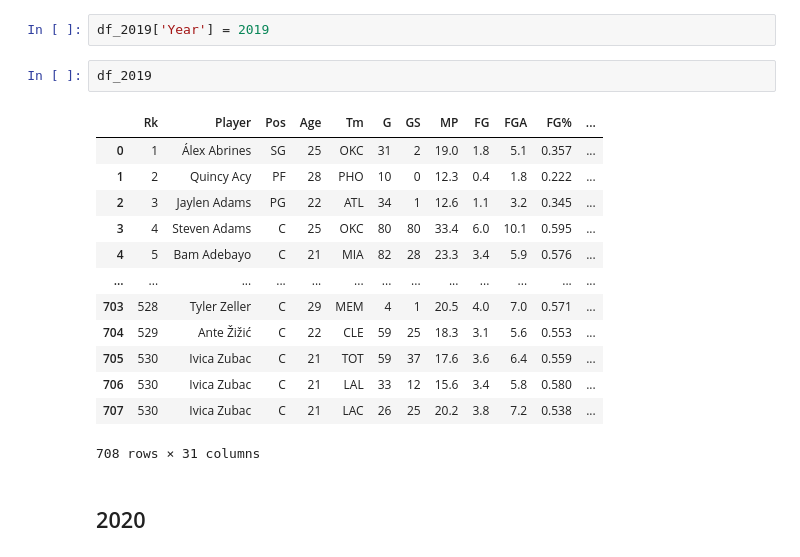
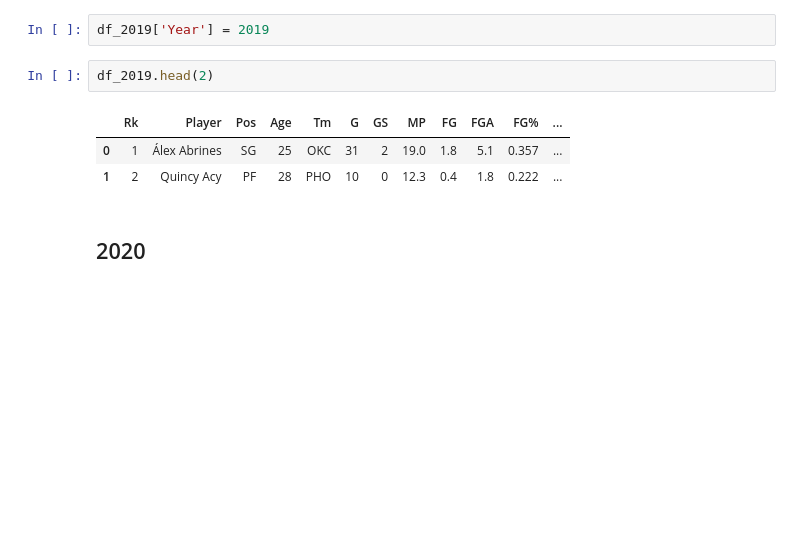
Before and after one commit to ChrisHomsi/NBA-Project, a Jupyter notebook: Importing Stats 2016-2020.ipynb, the cells around one changed output. Saved outputs shown, nothing was run; the diff lists cells and outputs as text; blank space fills up the shorter version.

```diff
--- a/Importing Stats 2016-2020.ipynb
+++ b/Importing Stats 2016-2020.ipynb
@@ -24,21 +24,11 @@ df_2019['Player'] = df_2019['Player'].str.split('\\').str[0]
 # %%
 df_2019['Year'] = 2019
 # %%
-df_2019
+df_2019.head(2)
 # %% [output]
 |  | Rk | Player | Pos | Age | Tm | G | GS | MP | FG | FGA | FG% | ... |
 | 0 | 1 | Álex Abrines | SG | 25 | OKC | 31 | 2 | 19.0 | 1.8 | 5.1 | 0.357 | ... |
 | 1 | 2 | Quincy Acy | PF | 28 | PHO | 10 | 0 | 12.3 | 0.4 | 1.8 | 0.222 | ... |
-| 2 | 3 | Jaylen Adams | PG | 22 | ATL | 34 | 1 | 12.6 | 1.1 | 3.2 | 0.345 | ... |
-| 3 | 4 | Steven Adams | C | 25 | OKC | 80 | 80 | 33.4 | 6.0 | 10.1 | 0.595 | ... |
-| 4 | 5 | Bam Adebayo | C | 21 | MIA | 82 | 28 | 23.3 | 3.4 | 5.9 | 0.576 | ... |
-| ... | ... | ... | ... | ... | ... | ... | ... | ... | ... | ... | ... | ... |
-| 703 | 528 | Tyler Zeller | C | 29 | MEM | 4 | 1 | 20.5 | 4.0 | 7.0 | 0.571 | ... |
-| 704 | 529 | Ante Žižić | C | 22 | CLE | 59 | 25 | 18.3 | 3.1 | 5.6 | 0.553 | ... |
-| 705 | 530 | Ivica Zubac | C | 21 | TOT | 59 | 37 | 17.6 | 3.6 | 6.4 | 0.559 | ... |
-| 706 | 530 | Ivica Zubac | C | 21 | LAL | 33 | 12 | 15.6 | 3.4 | 5.8 | 0.580 | ... |
-| 707 | 530 | Ivica Zubac | C | 21 | LAC | 26 | 25 | 20.2 | 3.8 | 7.2 | 0.538 | ... |
-708 rows × 31 columns
 # %% [markdown]
 ## 2020
 # %%
```
Also changed, not shown: parts of 17 cells of this notebook, 10 other files.
